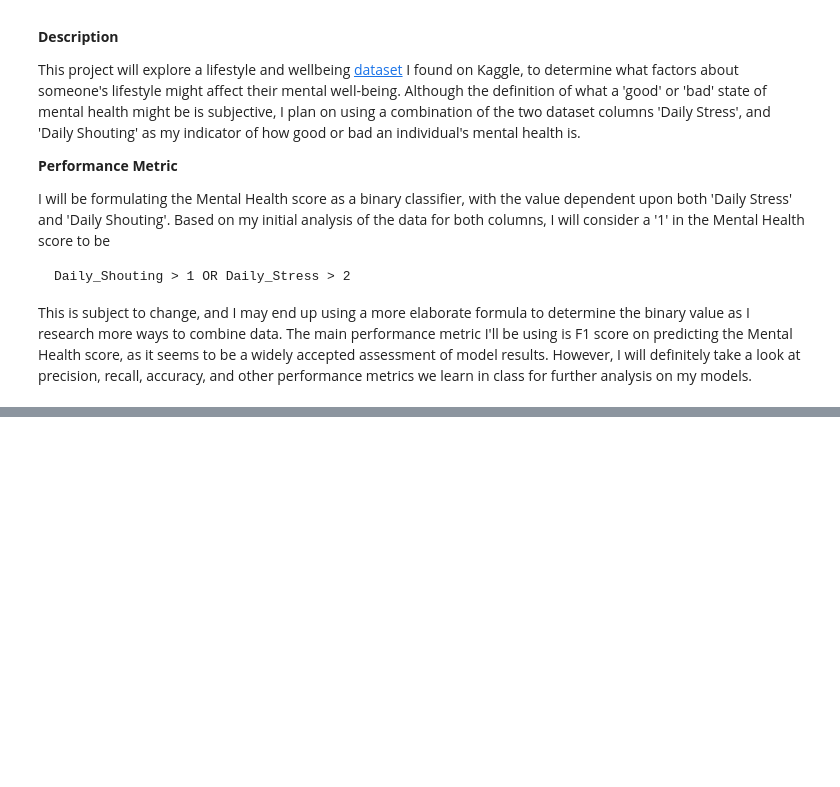
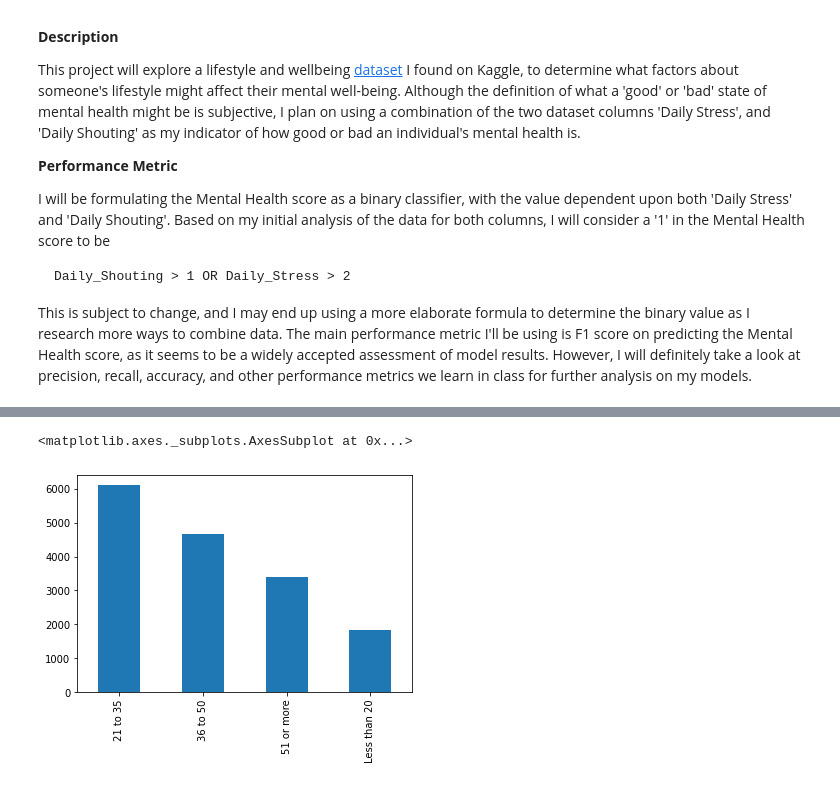
Before and after one commit to ishankaul1/failed_ml_project_lol, a Jupyter notebook: Assignment1.ipynb, the cells around one changed output, grey strips where cells are left out. Drawn from its saved outputs; the diff is of its cells as text; code cells hidden in the pictures; blank space fills up the shorter version.

```diff
--- a/Assignment1.ipynb
+++ b/Assignment1.ipynb
@@ -30,0 +139,5 @@ Before feeding the data to machine learning models, I will explore various prope
+# %%
+display(wellbeing_data['AGE'].value_counts().plot(kind='bar'))
+# %% [output]
+<matplotlib.axes._subplots.AxesSubplot at 0x...>
+[figure, added]
```
Also changed, not shown: parts of 12 cells of this notebook.
